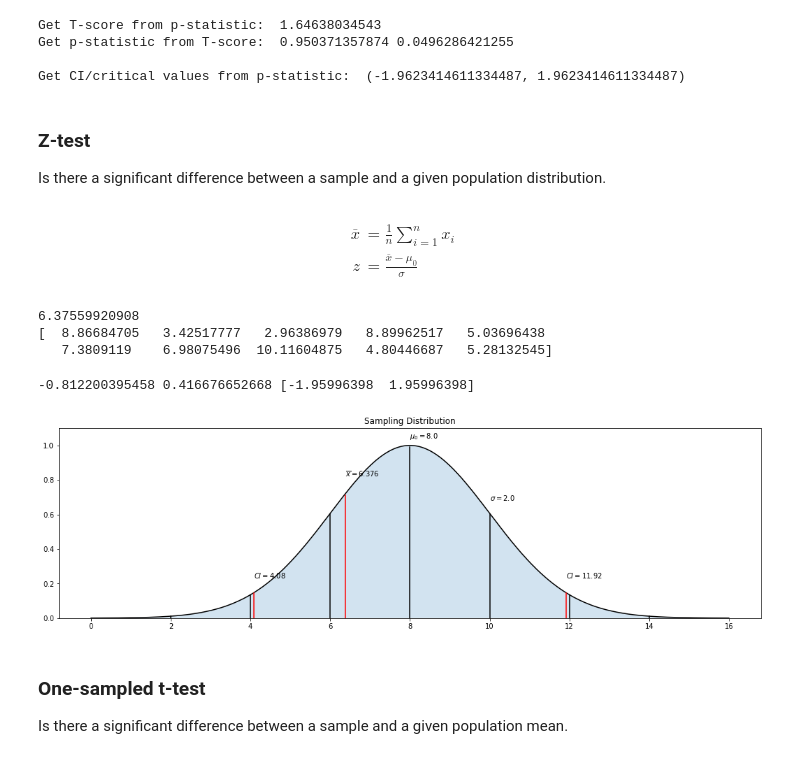
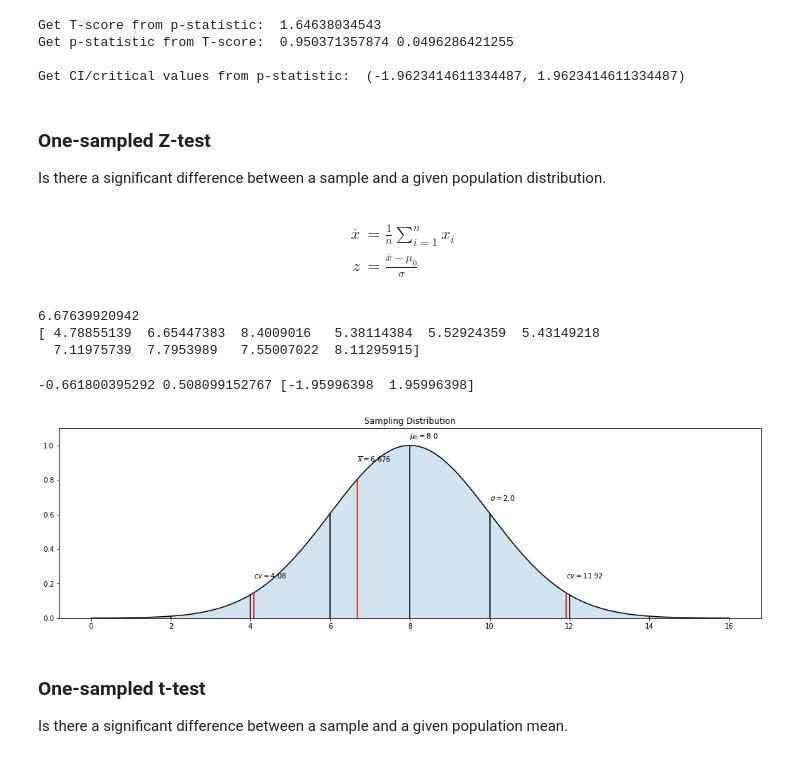
Before and after one commit to dezwier/notebooks, a Jupyter notebook: Collection/Statistics.ipynb, the cells around one changed output. Saved outputs shown, nothing was run; the diff lists cells and outputs as text; code cells hidden in the pictures.

```diff
--- a/Collection/Statistics.ipynb
+++ b/Collection/Statistics.ipynb
@@ -112,27 +112,41 @@ Get p-statistic from T-score:  0.950371357874 0.0496286421255
 
 Get CI/critical values from p-statistic:  (-1.9623414611334487, 1.9623414611334487)
 # %%
-def plotGauss(mu0, se, ci, mean, title):
+def plotGauss(mu0, se, cv, mean, title, apa=''):
     fig = plt.figure(figsize=(18, 5))
     x = np.linspace(mu0 - 4*se, mu0 + 4*se, num=1000)
     plt.plot(x, gauss(x, mu0, se), '-k'); plt.ylim(0,1.1)
     plt.fill_between(x, 0, gauss(x, mu0, se), alpha=0.2)
-    ci1, ci2 = mu0 + ci[0] * se, mu0 + ci[1] * se
-    for i in [mean, ci1, ci2]:
-        plt.axvline(x=i, color='r', ymax=gauss(i, mu0, se)*0.9)
+
+    # Sample mean
+    plt.axvline(x=mean, color='r', ymax=gauss(mean, mu0, se)*0.9)
+    plt.text(mean, gauss(mean, mu0, se)+.1, r'$\overline{x} =$' + str(round(mean, 3)))
+
+    # Critical values
+    ci = mu0 + cv * se
+    plt.axvline(ci.item(0), color='r', ymax=gauss(ci.item(0), mu0, se)*0.9)
+    plt.text(ci.item(0), 0.23, r'$cv =$' + str(round(ci.item(0), 3)))
+    if ci.size == 2:
+        plt.axvline(ci[1], color='r', ymax=gauss(ci[1], mu0, se)*0.9)
+        plt.text(ci[1], 0.23, r'$cv =$' + str(round(ci[1], 3)))
+
+    # Standard errors
     for i in np.linspace(-3, 3, 7):
         plt.axvline(i*se+mu0, color='k', ymax=gauss(i*se+mu0, mu0, se)*0.9)
 
     plt.text(mu0, 1.04, r'$\mu_0 =$' + str(round(mu0, 3)))
-    plt.text(ci1, 0.23, r'$CI =$' + str(round(ci1, 3)))
-    plt.text(ci2, 0.23, r'$CI =$' + str(round(ci2, 3)))
     plt.text(mu0+se, 0.68, r'$\sigma =$' + str(round(se, 3)))
-    plt.text(mean, gauss(mean, mu0, se)+.1, r'$\overline{x} =$' + str(round(mean, 3)))
+    plt.text(mu0+(-4*se), 0.9, apa)
 
     plt.title(title)
     plt.show()
+
+def apa(df, T, p, kind):
+    s = 't('+ str(df)+') = ' + str(round(T, 2))
+    s += ', p = ' + str(round(p, 2)) + ', ' + kind
+    return s
 # %% [markdown]
-### Z-test
+### One-sampled Z-test
 Is there a significant difference between a sample and a given population distribution.
 # %% [markdown]
 \begin{align}
@@ -140,27 +154,28 @@ Is there a significant difference between a sample and a given population distri
 z &= \frac{  {\overline{x} - \mu_0}}{{\sigma}}
 \end{align}
 # %%
+# Descriptive statistics
 sample = norm.rvs(loc=7, scale=2, size=10)
 mean = np.mean(sample)
-mu0 = 8
-sigma = 2
+mu0, sigma = 8, 2
 print mean
 print sample
 # %% [output]
-6.37559920908
-[  8.86684705   3.42517777   2.96386979   8.89962517   5.03696438
-   7.3809119    6.98075496  10.11604875   4.80446687   5.28132545]
+6.67639920942
+[ 4.78855139  6.65447383  8.4009016   5.38114384  5.52924359  5.43149218
+  7.11975739  7.7953989   7.55007022  8.11295915]
 # %%
+# Inferential statistics
 Z = (mean - mu0) / sigma
 p = norm.cdf(Z)*2
-ci = np.array(norm.interval(.95))
-print Z, p, ci
+cv = np.array(norm.interval(.95))
+print Z, p, cv
 # %% [output]
--0.812200395458 0.416676652668 [-1.95996398  1.95996398]
+-0.661800395292 0.508099152767 [-1.95996398  1.95996398]
 # %%
-plotGauss(mu0, sigma, ci, mean, 'Sampling Distribution')
+plotGauss(mu0, sigma, cv, mean, 'Sampling Distribution')
 # %% [output]
-[figure, old version]
+[figure, new version]
 # %% [markdown]
 ### One-sampled t-test
 Is there a significant difference between a sample and a given population mean.
```
Also changed, not shown: parts of 22 cells of this notebook, 1 other file.
